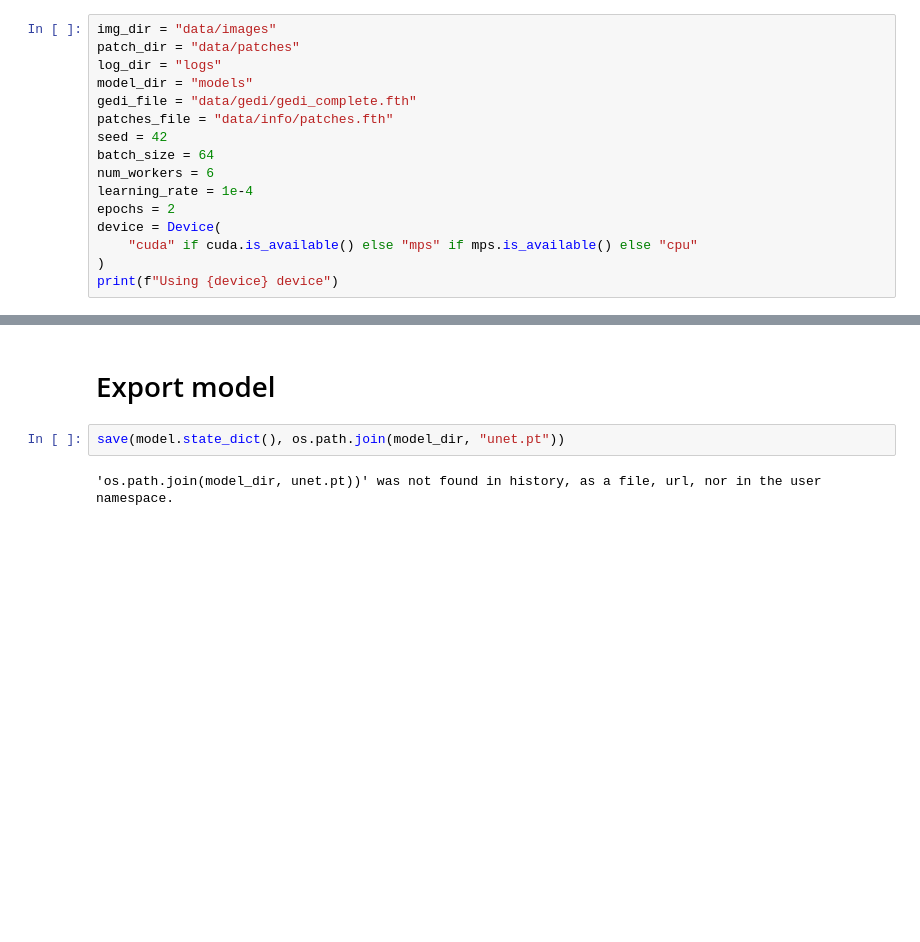
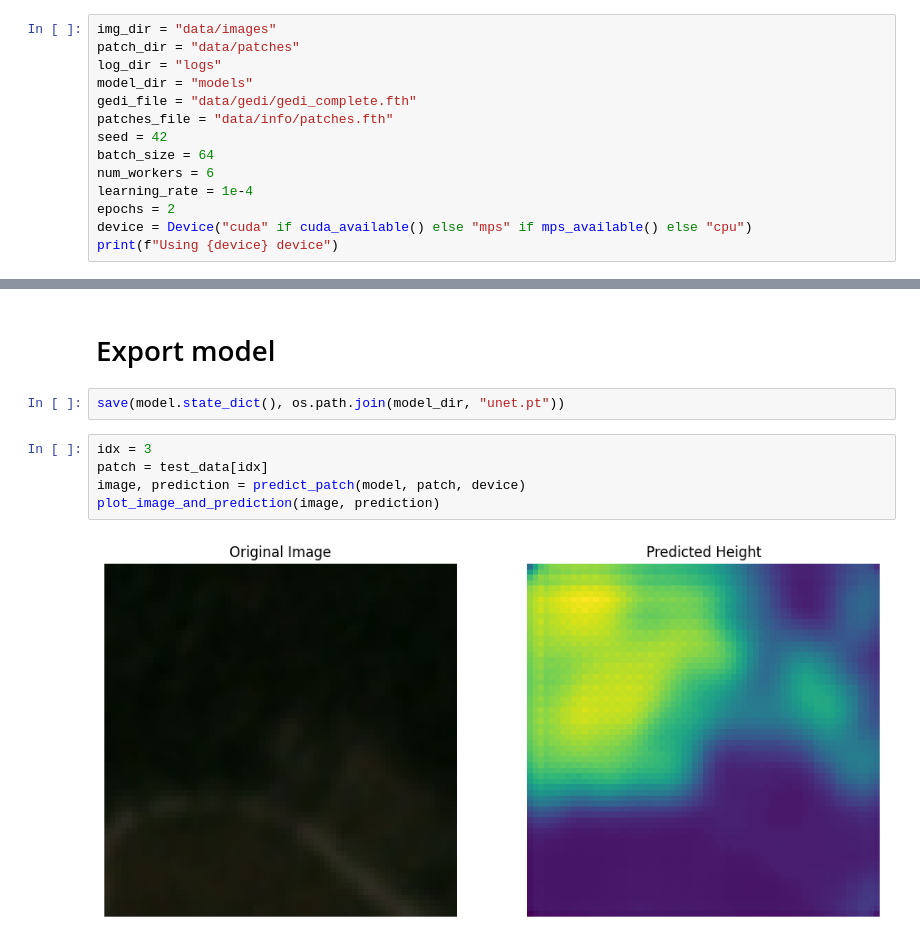
Before and after one commit to ematala/tree-heights-germany, a Jupyter notebook: tree-heights-germany.ipynb, the cells around one changed output, grey strips where cells are left out. Saved outputs shown, nothing was run; the diff lists cells and outputs as text; blank space fills up the shorter version.

Commit message:
add utils for patch prediction and plotting

```diff
--- a/tree-heights-germany.ipynb
+++ b/tree-heights-germany.ipynb
@@ -30,9 +33,7 @@ batch_size = 64
 num_workers = 6
 learning_rate = 1e-4
 epochs = 2
-device = Device(
-    "cuda" if cuda.is_available() else "mps" if mps.is_available() else "cpu"
-)
+device = Device("cuda" if cuda_available() else "mps" if mps_available() else "cpu")
 print(f"Using {device} device")
 # %% [output]
 Using mps device
@@ -103,5 +104,10 @@ Training complete.
 # Export model
 # %%
 save(model.state_dict(), os.path.join(model_dir, "unet.pt"))
-# %% [output]
-'os.path.join(model_dir, unet.pt))' was not found in history, as a file, url, nor in the user namespace.
+# %%
+idx = 3
+patch = test_data[idx]
+image, prediction = predict_patch(model, patch, device)
+plot_image_and_prediction(image, prediction)
+# %% [output]
+[figure, added]
```
Also changed, not shown: parts of 1 cell of this notebook, 5 other files.
